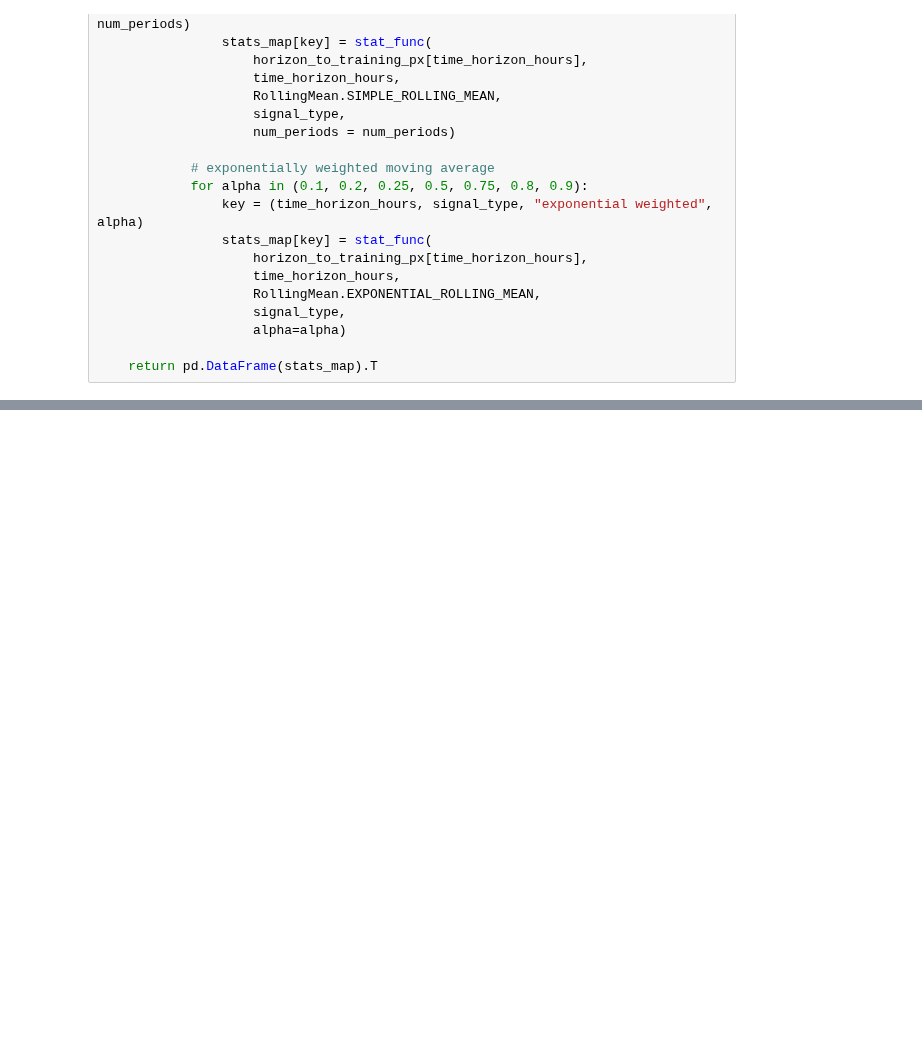
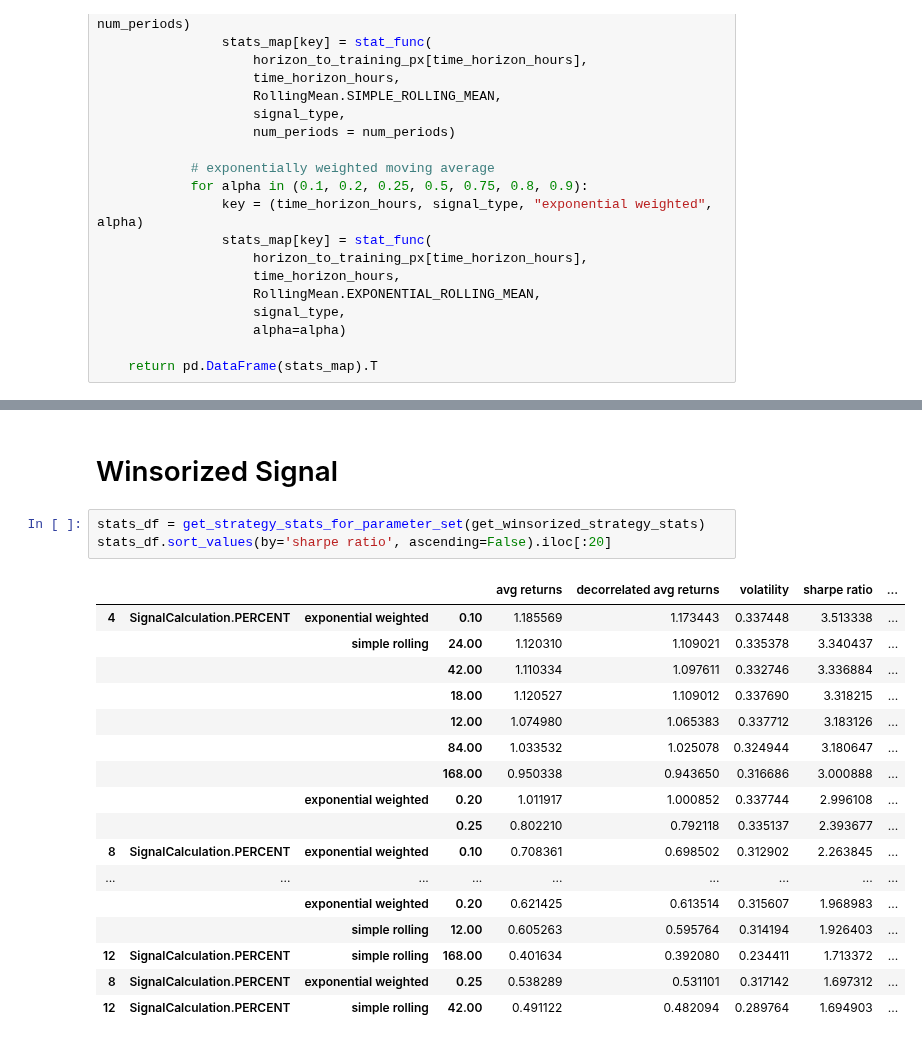
Before and after one commit to wbchristerson/crypto-strategies, a Jupyter notebook: updated_moving_average_price_reversion.ipynb, the cells around one changed output, grey strips where cells are left out. Drawn from its saved outputs; the diff is of its cells as text; blank space fills up the shorter version.

```diff
--- a/updated_moving_average_price_reversion.ipynb
+++ b/updated_moving_average_price_reversion.ipynb
@@ -171,0 +288,23 @@ def get_strategy_stats_for_parameter_set(stat_func):
+# %% [markdown]
+# Winsorized Signal
+# %%
+stats_df = get_strategy_stats_for_parameter_set(get_winsorized_strategy_stats)
+stats_df.sort_values(by='sharpe ratio', ascending=False).iloc[:20]
+# %% [output]
+|  |  |  |  | avg returns | decorrelated avg returns | volatility | sharpe ratio | ... |
+| 4 | SignalCalculation.PERCENT | exponential weighted | 0.10 | 1.185569 | 1.173443 | 0.337448 | 3.513338 | ... |
+|  |  | simple rolling | 24.00 | 1.120310 | 1.109021 | 0.335378 | 3.340437 | ... |
+|  |  |  | 42.00 | 1.110334 | 1.097611 | 0.332746 | 3.336884 | ... |
+|  |  |  | 18.00 | 1.120527 | 1.109012 | 0.337690 | 3.318215 | ... |
+|  |  |  | 12.00 | 1.074980 | 1.065383 | 0.337712 | 3.183126 | ... |
+|  |  |  | 84.00 | 1.033532 | 1.025078 | 0.324944 | 3.180647 | ... |
+|  |  |  | 168.00 | 0.950338 | 0.943650 | 0.316686 | 3.000888 | ... |
+|  |  | exponential weighted | 0.20 | 1.011917 | 1.000852 | 0.337744 | 2.996108 | ... |
+|  |  |  | 0.25 | 0.802210 | 0.792118 | 0.335137 | 2.393677 | ... |
+| 8 | SignalCalculation.PERCENT | exponential weighted | 0.10 | 0.708361 | 0.698502 | 0.312902 | 2.263845 | ... |
+| ... | ... | ... | ... | ... | ... | ... | ... | ... |
+|  |  | exponential weighted | 0.20 | 0.621425 | 0.613514 | 0.315607 | 1.968983 | ... |
+|  |  | simple rolling | 12.00 | 0.605263 | 0.595764 | 0.314194 | 1.926403 | ... |
+| 12 | SignalCalculation.PERCENT | simple rolling | 168.00 | 0.401634 | 0.392080 | 0.234411 | 1.713372 | ... |
+| 8 | SignalCalculation.PERCENT | exponential weighted | 0.25 | 0.538289 | 0.531101 | 0.317142 | 1.697312 | ... |
+| 12 | SignalCalculation.PERCENT | simple rolling | 42.00 | 0.491122 | 0.482094 | 0.289764 | 1.694903 | ... |
```
Also changed, not shown: parts of 11 cells of this notebook, 1 other file.
